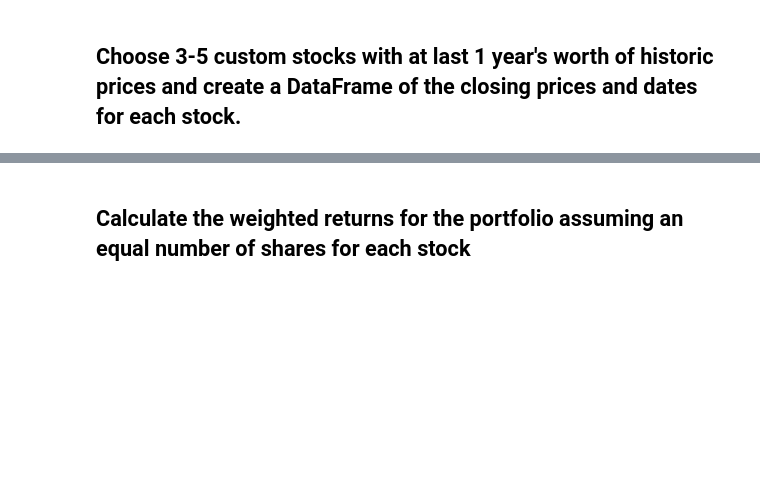
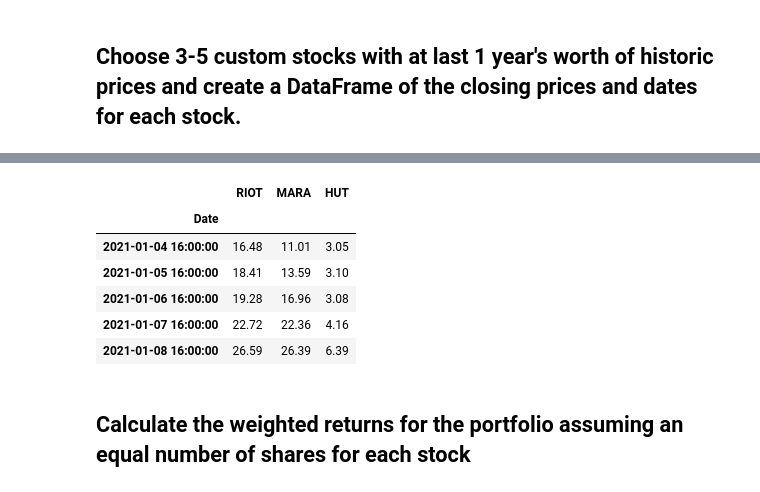
Before and after one commit to farmerplants/pandas-homework, a Jupyter notebook: whale_analysis.ipynb, the cells around one changed output, grey strips where cells are left out. Cells and saved outputs as stored; diff of their text form; code cells hidden in the pictures; blank space fills up the shorter version.

Commit message:
started custom portfolio with riot, mara, and hut. combined the dfs.

```diff
--- a/whale_analysis.ipynb
+++ b/whale_analysis.ipynb
@@ -431,0 +426,12 @@ In this section, you will build your own portfolio of stocks, calculate the retu
+# %%
+# Reading data from 1st stock -- RIOT
+riot_path = Path('Resources/RIOT.csv')
+
+#read and set datetime index
+riot_df = pd.read_csv(riot_path, delimiter = ',', infer_datetime_format=True, parse_dates=True, index_col = 'Date')
+
+#rename close to RIOT to denote which closing price will be which once the DF's are joined
+riot_df = riot_df.rename(columns={
+    'Close' : 'RIOT'
+})
+riot_df.head()
@@ -431,0 +446,12 @@ In this section, you will build your own portfolio of stocks, calculate the retu
+# %%
+# Reading data from 2nd stock -- MARA
+mara_path = Path('Resources/MARA.csv')
+
+#read and set datetime index
+mara_df = pd.read_csv(mara_path, delimiter = ',', infer_datetime_format=True, parse_dates=True, index_col = 'Date')
+
+#rename close to MARA to denote which closing price will be which once the DF's are joined
+mara_df = mara_df.rename(columns={
+    'Close' : 'MARA'
+})
+mara_df.head()
@@ -431,0 +466,12 @@ In this section, you will build your own portfolio of stocks, calculate the retu
+# %%
+# Reading data from 3rd stock -- HUT (HUT8)
+hut8_path = Path('Resources/HUT8.csv')
+
+#read and set datetime index
+hut8_df = pd.read_csv(hut8_path, delimiter = ',', infer_datetime_format=True, parse_dates=True, index_col = 'Date')
+
+#rename close to RIOT to denote which closing price will be which once the DF's are joined
+hut8_df = hut8_df.rename(columns={
+    'Close' : 'HUT'
+})
+hut8_df.head()
@@ -432,2 +486,12 @@ In this section, you will build your own portfolio of stocks, calculate the retu
 # %%
 # Combine all stocks in a single DataFrame
+custom_portfolio_df = pd.concat([riot_df, mara_df, hut8_df], axis='columns', join='inner')
+custom_portfolio_df.head()
+# %% [output]
+|  | RIOT | MARA | HUT |
+| Date |  |  |  |
+| 2021-01-04 16:00:00 | 16.48 | 11.01 | 3.05 |
+| 2021-01-05 16:00:00 | 18.41 | 13.59 | 3.10 |
+| 2021-01-06 16:00:00 | 19.28 | 16.96 | 3.08 |
+| 2021-01-07 16:00:00 | 22.72 | 22.36 | 4.16 |
+| 2021-01-08 16:00:00 | 26.59 | 26.39 | 6.39 |
```
Also changed, not shown: parts of 12 cells of this notebook, 3 other files.
